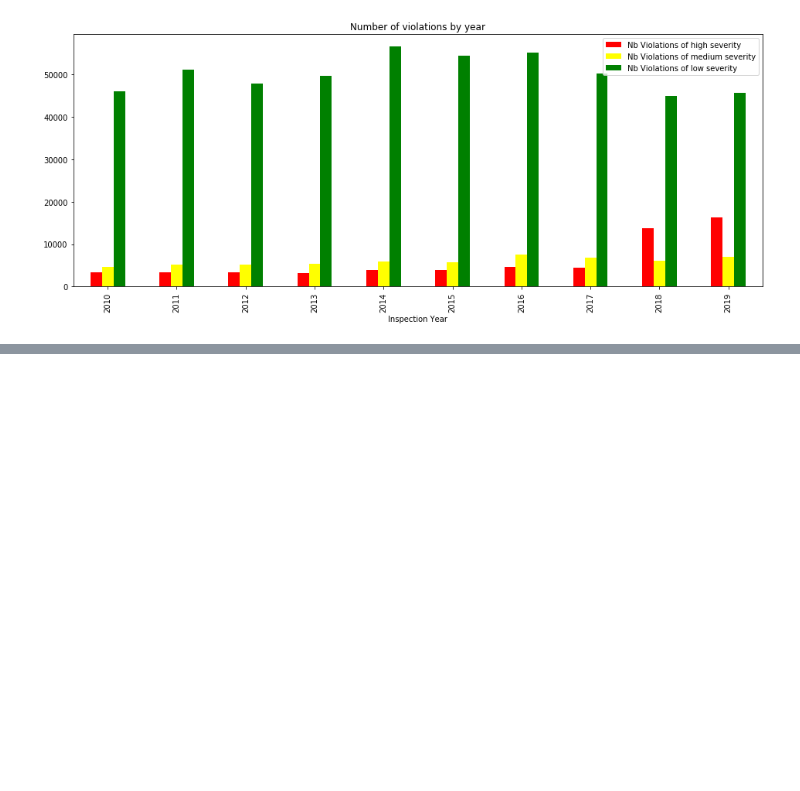
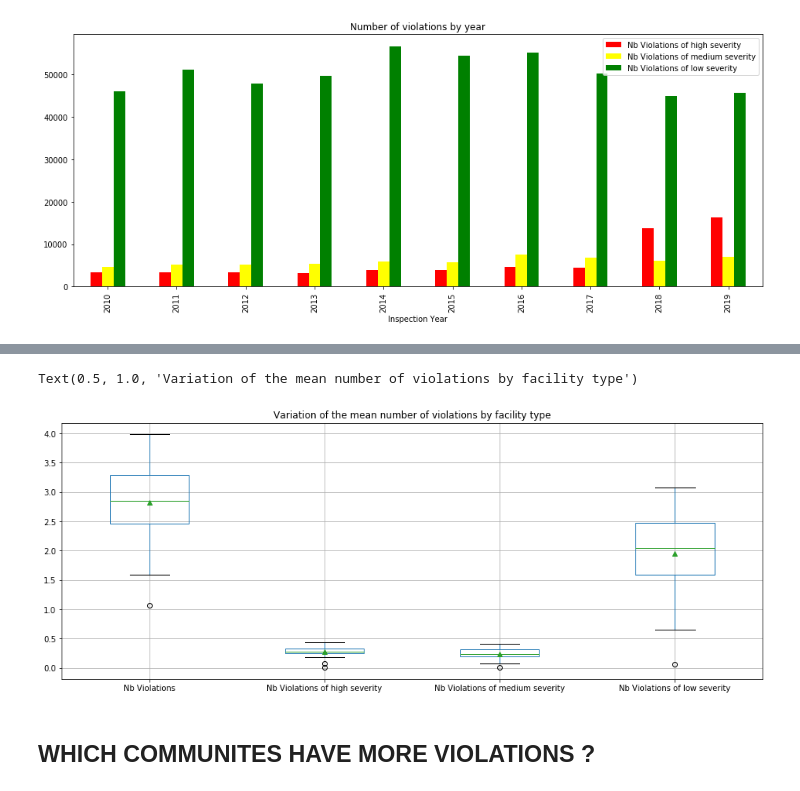
Before and after one commit to VodopaDev/CS401-Chicago-Crime-Analysis, a Jupyter notebook: violations.ipynb, the cells around one changed output, grey strips where cells are left out. Drawn from its saved outputs; the diff is of its cells as text; code cells hidden in the pictures; blank space fills up the shorter version.

```diff
--- a/violations.ipynb
+++ b/violations.ipynb
@@ -232,0 +245,3 @@ Text(0.5, 1.0, 'Number of violations by year')
+# %%
+mean_nb_violations_by_facility = df_violation_ids[['Facility Type', 'Nb Violations', 'Nb Violations of high severity', 'Nb Violations of medium severity', 'Nb Violations of low severity']].groupby('Facility Type').mean().sort_values('Nb Violations', ascending=False)
+mean_nb_violations_by_facility.head()
@@ -232,0 +266,8 @@ Text(0.5, 1.0, 'Number of violations by year')
+# %%
+mean_nb_violations_by_facility.plot.box(grid=True, showmeans=True, figsize=(16,6))
+plt.title("Variation of the mean number of violations by facility type")
+# %% [output]
+Text(0.5, 1.0, 'Variation of the mean number of violations by facility type')
+[figure, added]
+# %% [markdown]
+## WHICH COMMUNITES HAVE MORE VIOLATIONS ? ##
```
Also changed, not shown: parts of 16 cells of this notebook.
